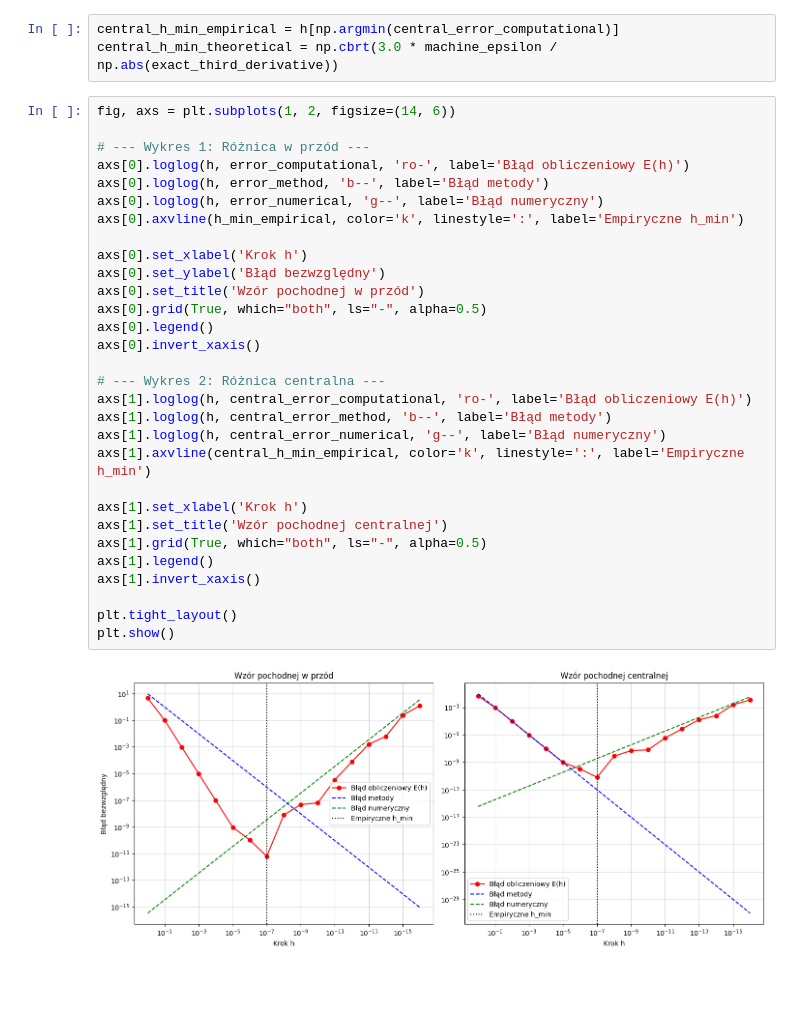
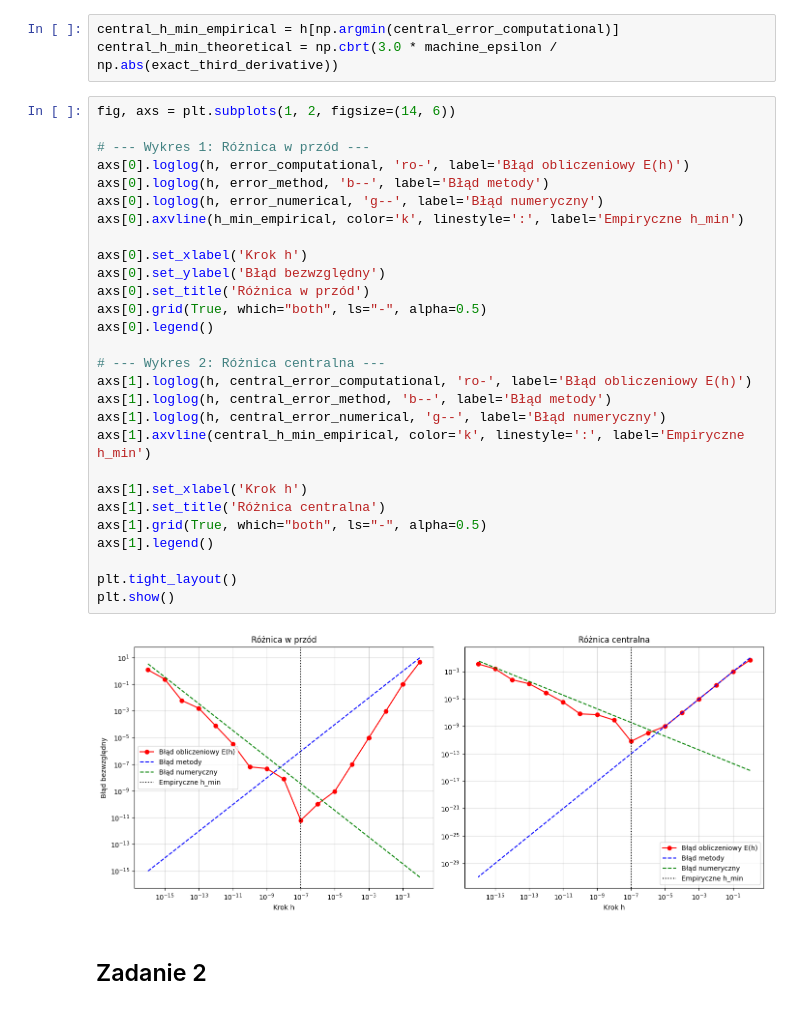
Before and after one commit to mateuszstoch/AGH, a Jupyter notebook: MOwNiT/lab1/zad1.ipynb, the cells around one changed output. Cells and saved outputs as stored; diff of their text form; blank space fills up the shorter version.

```diff
--- a/MOwNiT/lab1/zad1.ipynb
+++ b/MOwNiT/lab1/zad1.ipynb
@@ -38,32 +38,32 @@ central_h_min_theoretical = np.cbrt(3.0 * machine_epsilon / np.abs(exact_third_d
 # %%
 fig, axs = plt.subplots(1, 2, figsize=(14, 6))
 
 # --- Wykres 1: Różnica w przód ---
 axs[0].loglog(h, error_computational, 'ro-', label='Błąd obliczeniowy E(h)')
 axs[0].loglog(h, error_method, 'b--', label='Błąd metody')
 axs[0].loglog(h, error_numerical, 'g--', label='Błąd numeryczny')
 axs[0].axvline(h_min_empirical, color='k', linestyle=':', label='Empiryczne h_min')
 
 axs[0].set_xlabel('Krok h')
 axs[0].set_ylabel('Błąd bezwzględny')
-axs[0].set_title('Wzór pochodnej w przód')
+axs[0].set_title('Różnica w przód')
 axs[0].grid(True, which="both", ls="-", alpha=0.5)
 axs[0].legend()
-axs[0].invert_xaxis()
 
 # --- Wykres 2: Różnica centralna ---
 axs[1].loglog(h, central_error_computational, 'ro-', label='Błąd obliczeniowy E(h)')
 axs[1].loglog(h, central_error_method, 'b--', label='Błąd metody')
 axs[1].loglog(h, central_error_numerical, 'g--', label='Błąd numeryczny')
 axs[1].axvline(central_h_min_empirical, color='k', linestyle=':', label='Empiryczne h_min')
 
 axs[1].set_xlabel('Krok h')
-axs[1].set_title('Wzór pochodnej centralnej')
+axs[1].set_title('Różnica centralna')
 axs[1].grid(True, which="both", ls="-", alpha=0.5)
 axs[1].legend()
-axs[1].invert_xaxis()
 
 plt.tight_layout()
 plt.show()
 # %% [output]
-[figure, old version]
+[figure, new version]
+# %% [markdown]
+## Zadanie 2
```
Also changed, not shown: parts of 10 cells of this notebook.
